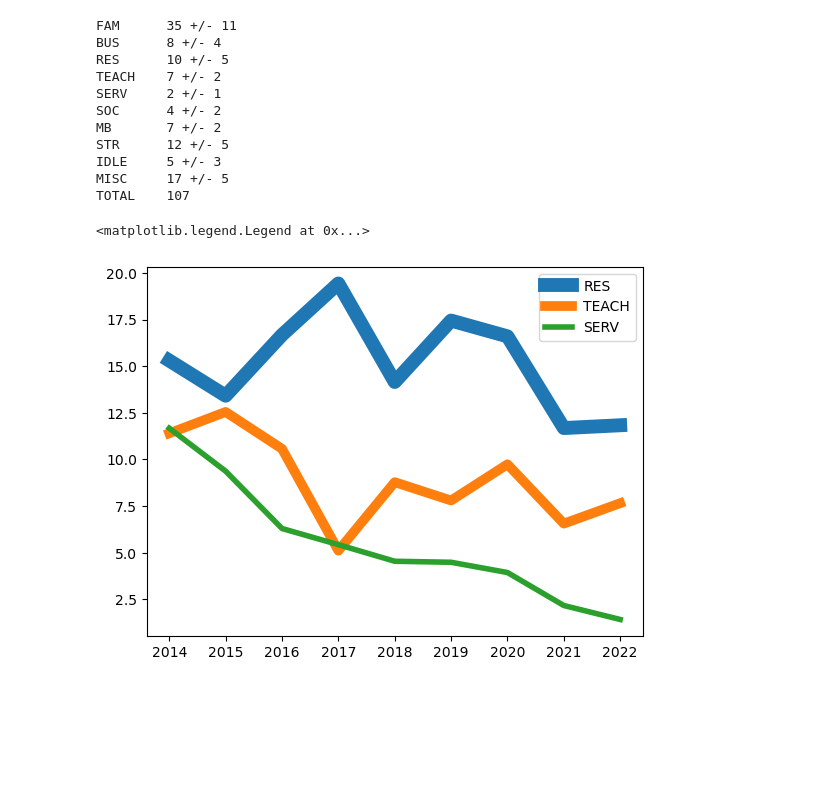
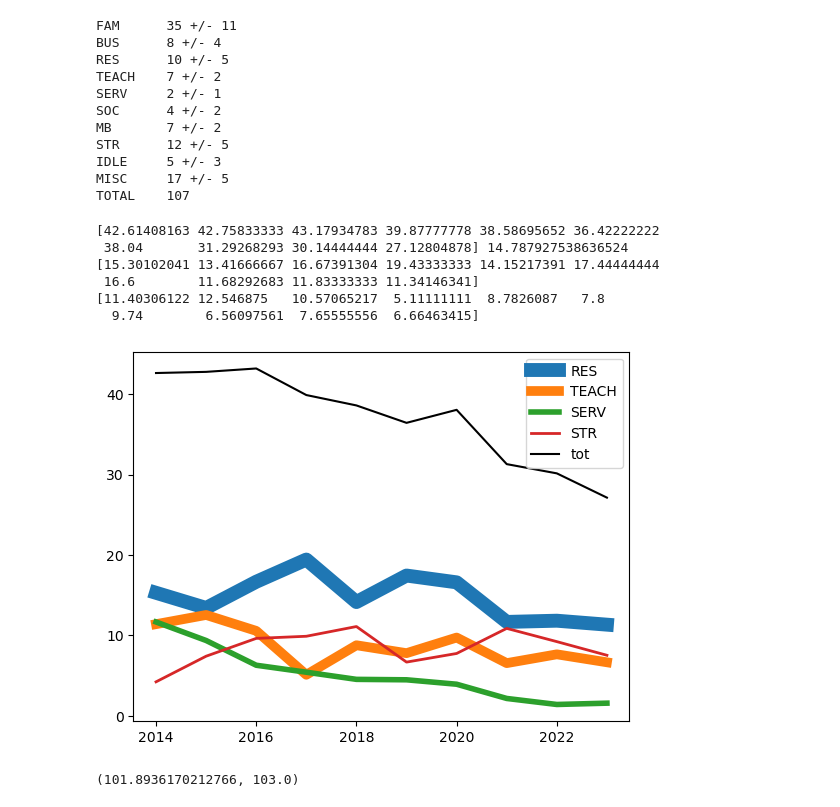
Before and after one commit to forero/tiempo, a Jupyter notebook: src/stats.ipynb, the cells around one changed output. Saved outputs shown, nothing was run; the diff lists cells and outputs as text; code cells hidden in the pictures; blank space fills up the shorter version.

```diff
--- a/src/stats.ipynb
+++ b/src/stats.ipynb
@@ -74,7 +74,7 @@ for c in cats:
     hours[c] = []
 
 time = []
-for i in range(2014,2023):
+for i in range(2014,2024):
     time.append(i)
 
     for c in cats:
@@ -86,17 +86,28 @@ for c in cats:
 # %%
 cat='RES'; plt.plot(time, hours[cat], linewidth=10,label=cat)
 cat='TEACH'; plt.plot(time, hours[cat], linewidth=7,label=cat)
 #cat='IDLE'; plt.plot(time, hours[cat], linewidth=6,label=cat)
 cat='SERV'; plt.plot(time, hours[cat], linewidth=4,label=cat)
 #cat='MB'; plt.plot(time, hours[cat], linewidth=3,label=cat)
 
 #cat='SOC'; plt.plot(time, hours[cat], linewidth=2,label=cat)
-#cat='STR'; plt.plot(time, hours[cat], linewidth=2,label=cat)
+cat='STR'; plt.plot(time, hours[cat], linewidth=2,label=cat)
 
 #cat='MISC'; plt.plot(time, hours[cat], linewidth=2,label=cat)
 
-
+tot = np.zeros(len(time))
+for r in ['RES', 'TEACH', 'SERV', 'STR']:
+    tot += hours[r]
+plt.plot(time, tot, color='black', label='tot')
 plt.legend()
+print(tot, hours['RES'].mean())
+print(hours['RES'])
+print(hours['TEACH'])
 # %% [output]
-<matplotlib.legend.Legend at 0x...>
+[42.61408163 42.75833333 43.17934783 39.87777778 38.58695652 36.42222222
+ 38.04       31.29268293 30.14444444 27.12804878] 14.787927538636524
+[15.30102041 13.41666667 16.67391304 19.43333333 14.15217391 17.44444444
+ 16.6        11.68292683 11.83333333 11.34146341]
+[11.40306122 12.546875   10.57065217  5.11111111  8.7826087   7.8
+  9.74        6.56097561  7.65555556  6.66463415]
-[figure, old version]
+[figure, new version]
@@ -102,0 +121,4 @@ plt.legend()
+# %%
+total.mean(), total.median()
+# %% [output]
+(101.8936170212766, 103.0)
```
Also changed, not shown: parts of 6 cells of this notebook, 1 other file.
